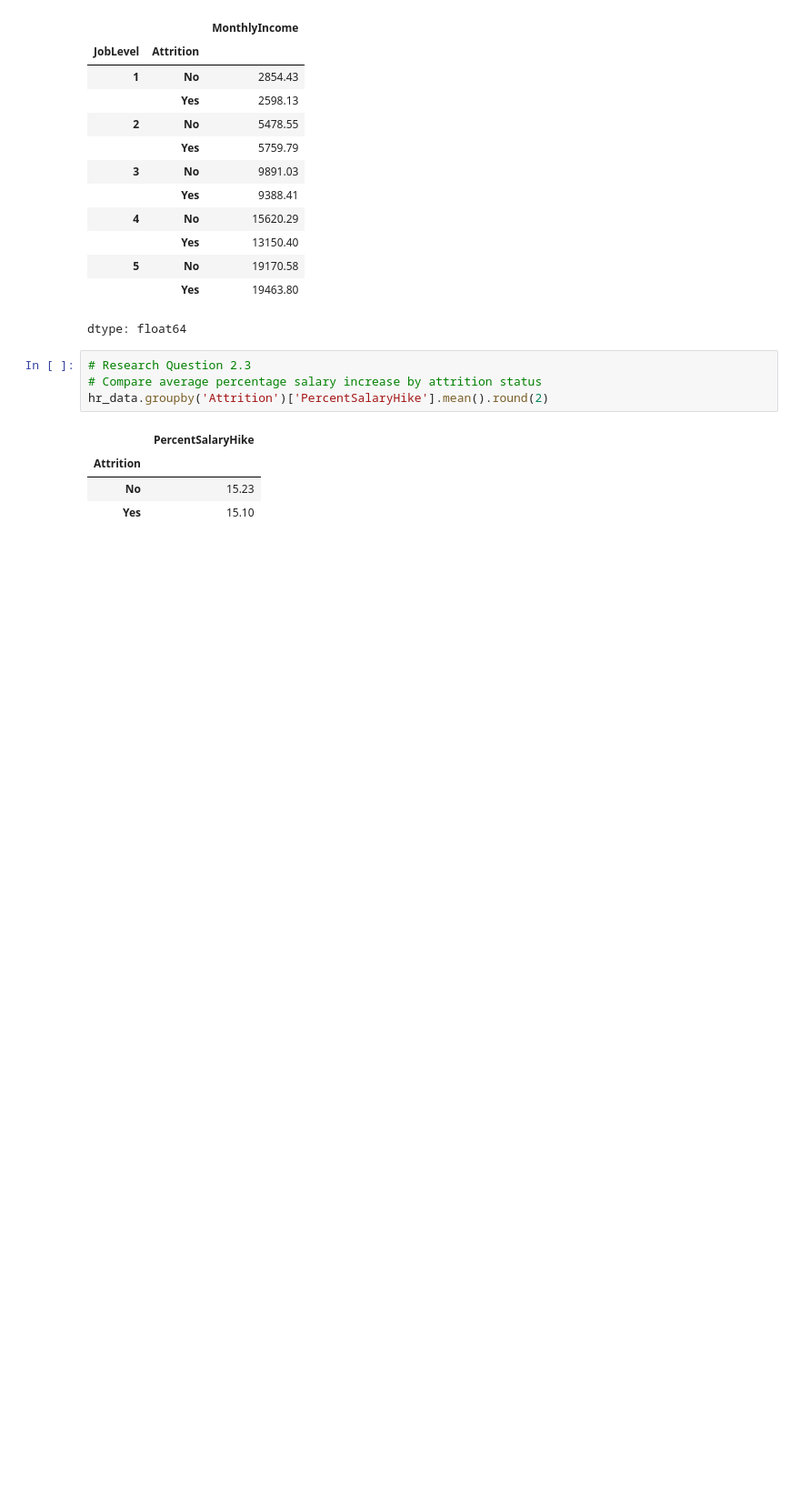
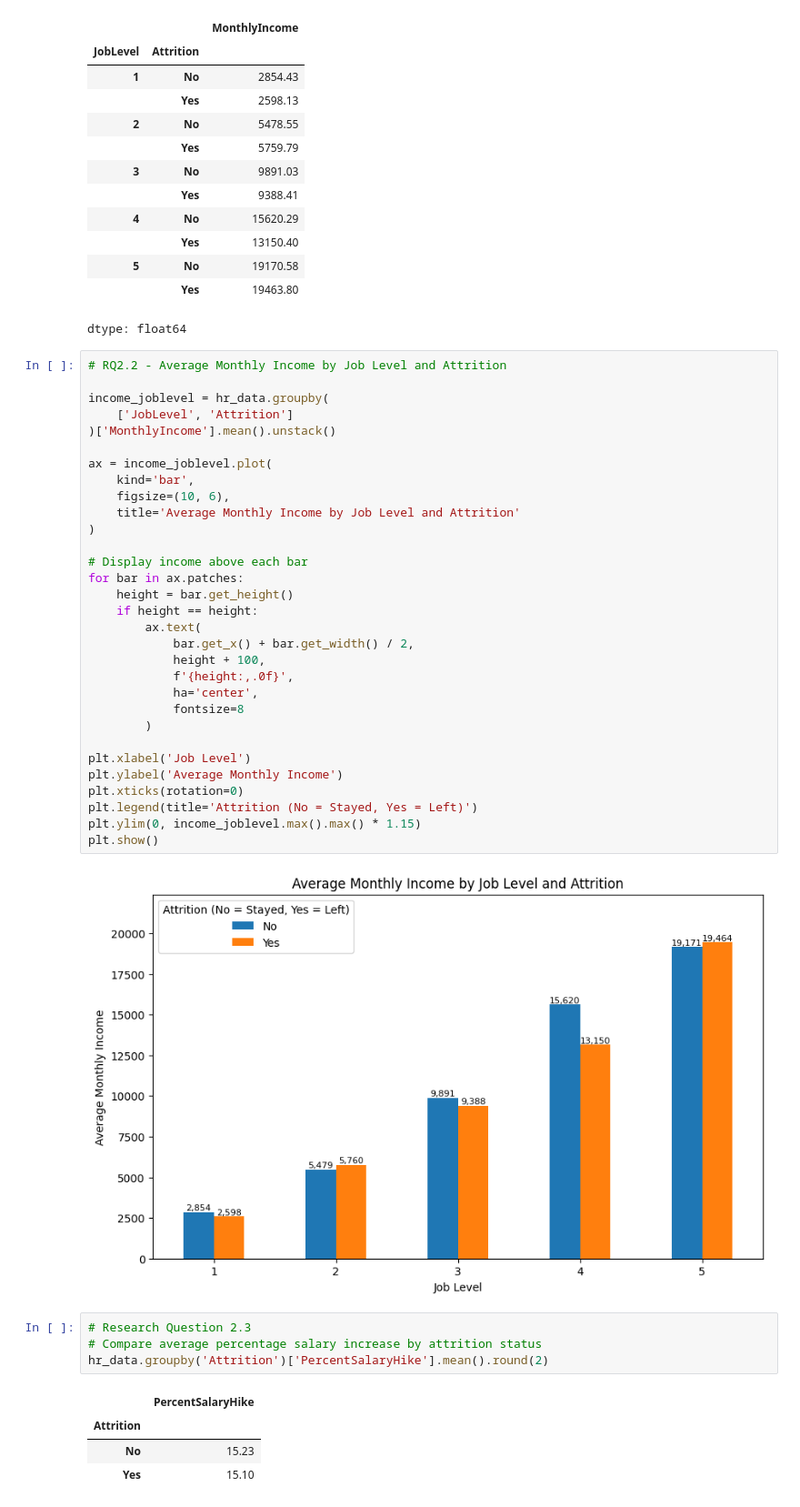
Before and after one commit to Jamieho1602/IBM-HR-Analytics-Overview, a Jupyter notebook: IBM_HR_Analytics.ipynb, the cells around one changed output. Shown at 91% size. Saved outputs shown, nothing was run; the diff lists cells and outputs as text; blank space fills up the shorter version.

```diff
--- a/IBM_HR_Analytics.ipynb
+++ b/IBM_HR_Analytics.ipynb
@@ -776,6 +752,39 @@ hr_data.groupby(['JobLevel', 'Attrition'])['MonthlyIncome'].mean().round(2)
 | 5 | No | 19170.58 |
 |  | Yes | 19463.80 |
 dtype: float64
+# %%
+# RQ2.2 - Average Monthly Income by Job Level and Attrition
+
+income_joblevel = hr_data.groupby(
+    ['JobLevel', 'Attrition']
+)['MonthlyIncome'].mean().unstack()
+
+ax = income_joblevel.plot(
+    kind='bar',
+    figsize=(10, 6),
+    title='Average Monthly Income by Job Level and Attrition'
+)
+
+# Display income above each bar
+for bar in ax.patches:
+    height = bar.get_height()
+    if height == height:
+        ax.text(
+            bar.get_x() + bar.get_width() / 2,
+            height + 100,
+            f'{height:,.0f}',
+            ha='center',
+            fontsize=8
+        )
+
+plt.xlabel('Job Level')
+plt.ylabel('Average Monthly Income')
+plt.xticks(rotation=0)
+plt.legend(title='Attrition (No = Stayed, Yes = Left)')
+plt.ylim(0, income_joblevel.max().max() * 1.15)
+plt.show()
+# %% [output]
+[figure, added]
 # %%
 # Research Question 2.3
 # Compare average percentage salary increase by attrition status
```
Also changed, not shown: parts of 12 cells of this notebook.
